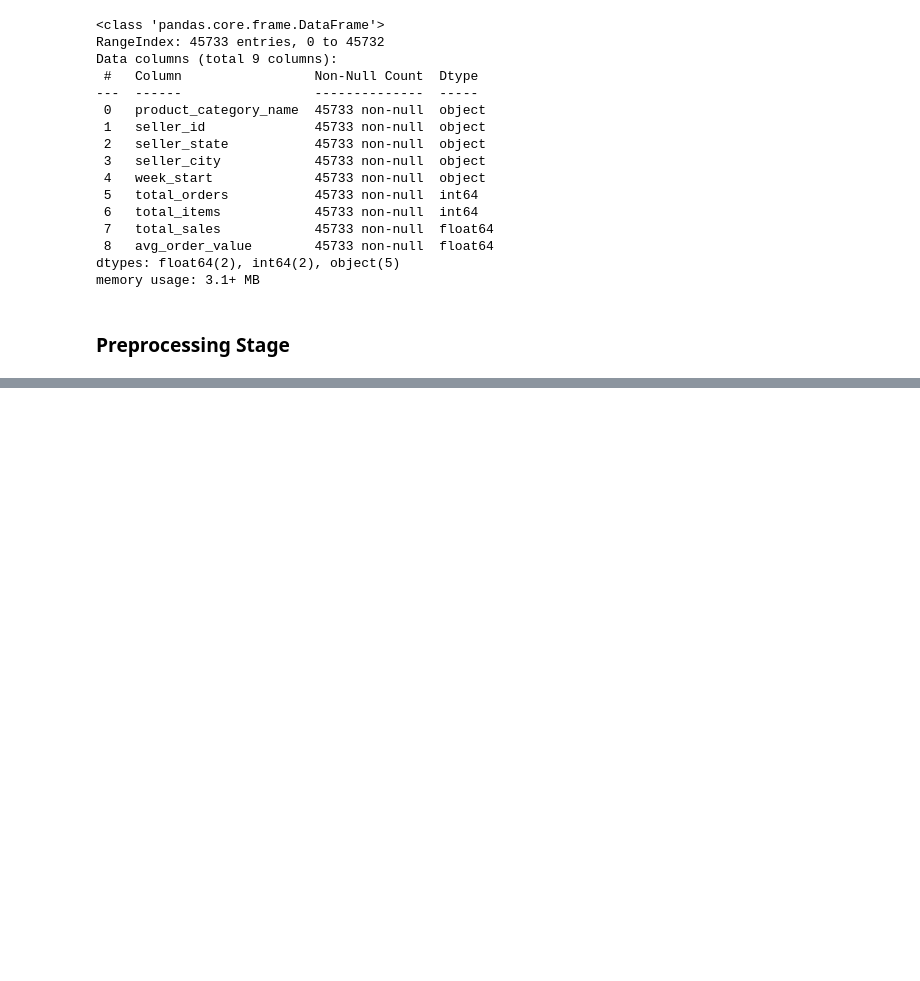
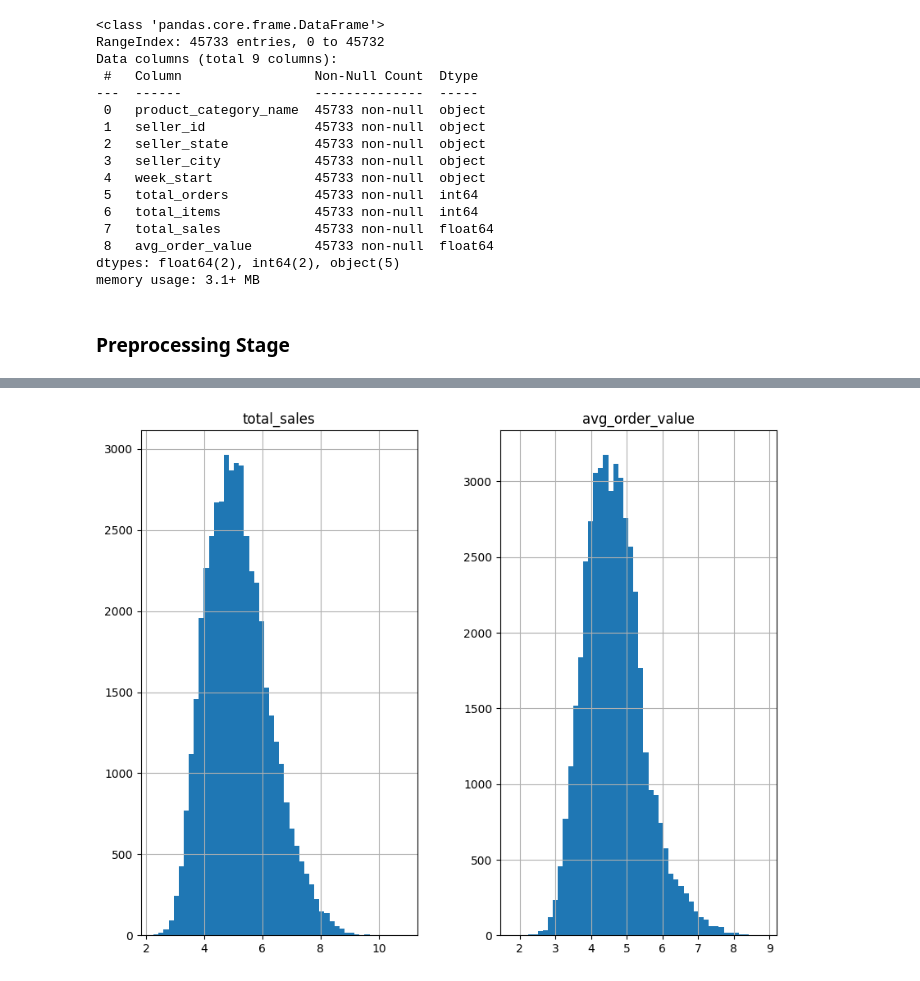
Before and after one commit to andiachmad/olist-ml, a Jupyter notebook: notebooks/preprocessing.ipynb, the cells around one changed output, grey strips where cells are left out. Saved outputs shown, nothing was run; the diff lists cells and outputs as text; code cells hidden in the pictures; blank space fills up the shorter version.

Commit message:
Finishing Preprocessing & Adding Preprocessed Data for Modelling Step

```diff
--- a/notebooks/preprocessing.ipynb
+++ b/notebooks/preprocessing.ipynb
@@ -36,0 +208,7 @@ memory usage: 3.1+ MB
+# %%
+log_data = np.log(df[['total_sales', 'avg_order_value']])
+
+log_data.hist(bins=50, figsize=(10, 8))
+plt.show()
+# %% [output]
+[figure, added]
```
Also changed, not shown: parts of 23 cells of this notebook, 1 other file.
